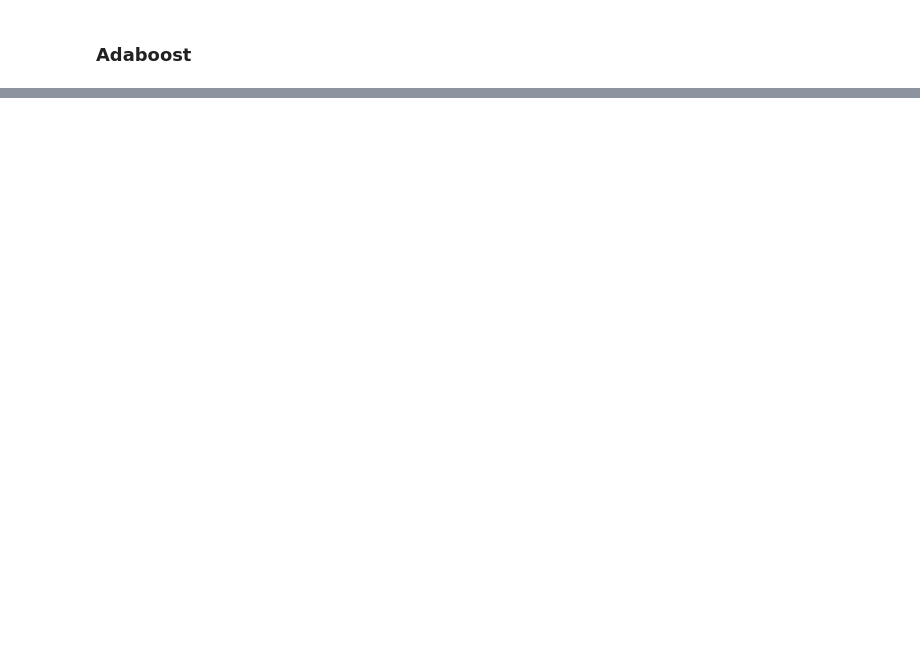
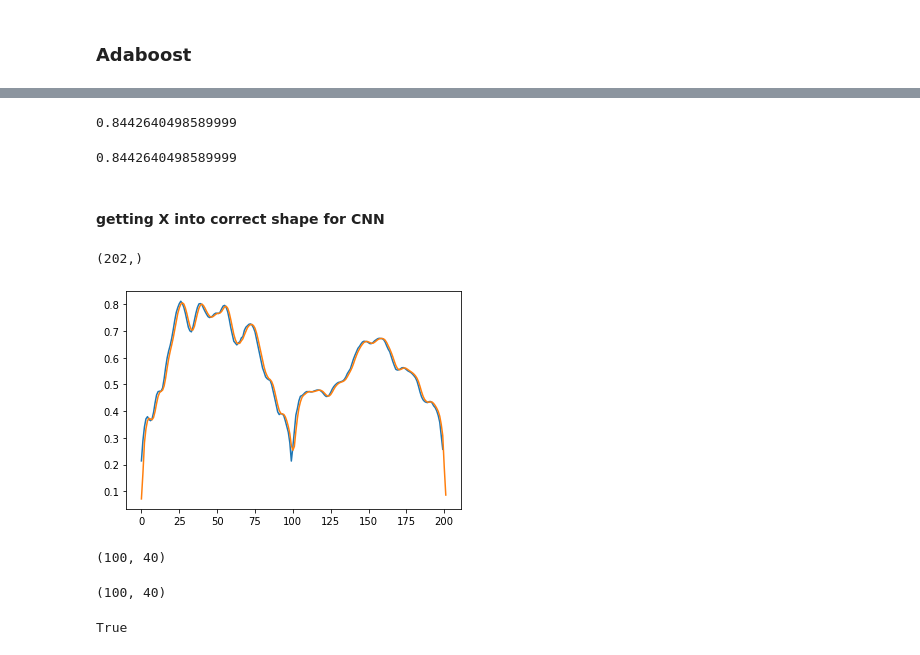
Before and after one commit to richford/afq-cnn, a Jupyter notebook: notebooks/data_exploration.ipynb, the cells around one changed output, grey strips where cells are left out. Drawn from its saved outputs; the diff is of its cells as text; code cells hidden in the pictures; blank space fills up the shorter version.

Commit message:
adding cnn code - not predicting correctly

```diff
--- a/notebooks/data_exploration.ipynb
+++ b/notebooks/data_exploration.ipynb
@@ -112,0 +193,4 @@ array([-1.96236055,  0.52854271, -1.26871827, -0.69832751, -0.18904504])
+# %%
+kernel = np.array([1,1,1])
+result = np.zeros(202)
+result
@@ -112,0 +210,27 @@ array([-1.96236055,  0.52854271, -1.26871827, -0.69832751, -0.18904504])
+# %%
+result[1] = np.dot(kernel, X[0, 0:3])
+result[1]
+# %% [output]
+0.8442640498589999
+# %%
+np.dot(kernel, X[0, 0:3])
+# %% [output]
+0.8442640498589999
+# %% [markdown]
+#### getting X into correct shape for CNN
+# %%
+x = np.convolve(X[0, :200], kernel)
+x.shape
+# %% [output]
+(202,)
+# %%
+_ = plt.plot(X[:1, :200].T)
+_ = plt.plot(x/3)
+# %% [output]
+[figure, added]
+# %%
+# transpose so that channels are last
+new_x = X[0].reshape((40,100)).T
+new_x.shape
+# %% [output]
+(100, 40)
@@ -112,0 +241,8 @@ array([-1.96236055,  0.52854271, -1.26871827, -0.69832751, -0.18904504])
+# %%
+X_channels.shape[1:]
+# %% [output]
+(100, 40)
+# %%
+np.allclose(X[0,:100], X_channels[0,:,0])
+# %% [output]
+True
```
Also changed, not shown: parts of 43 cells of this notebook, 1 other file.
